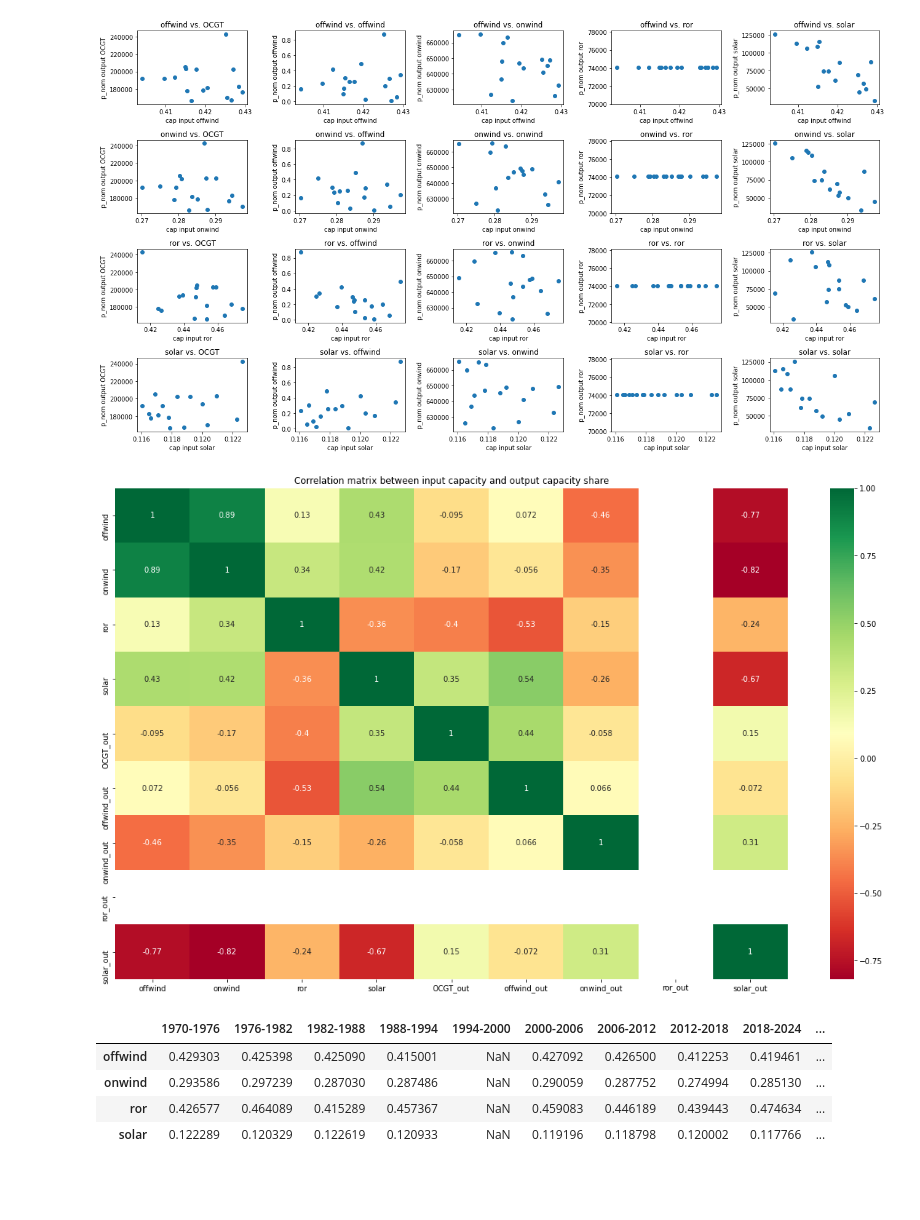
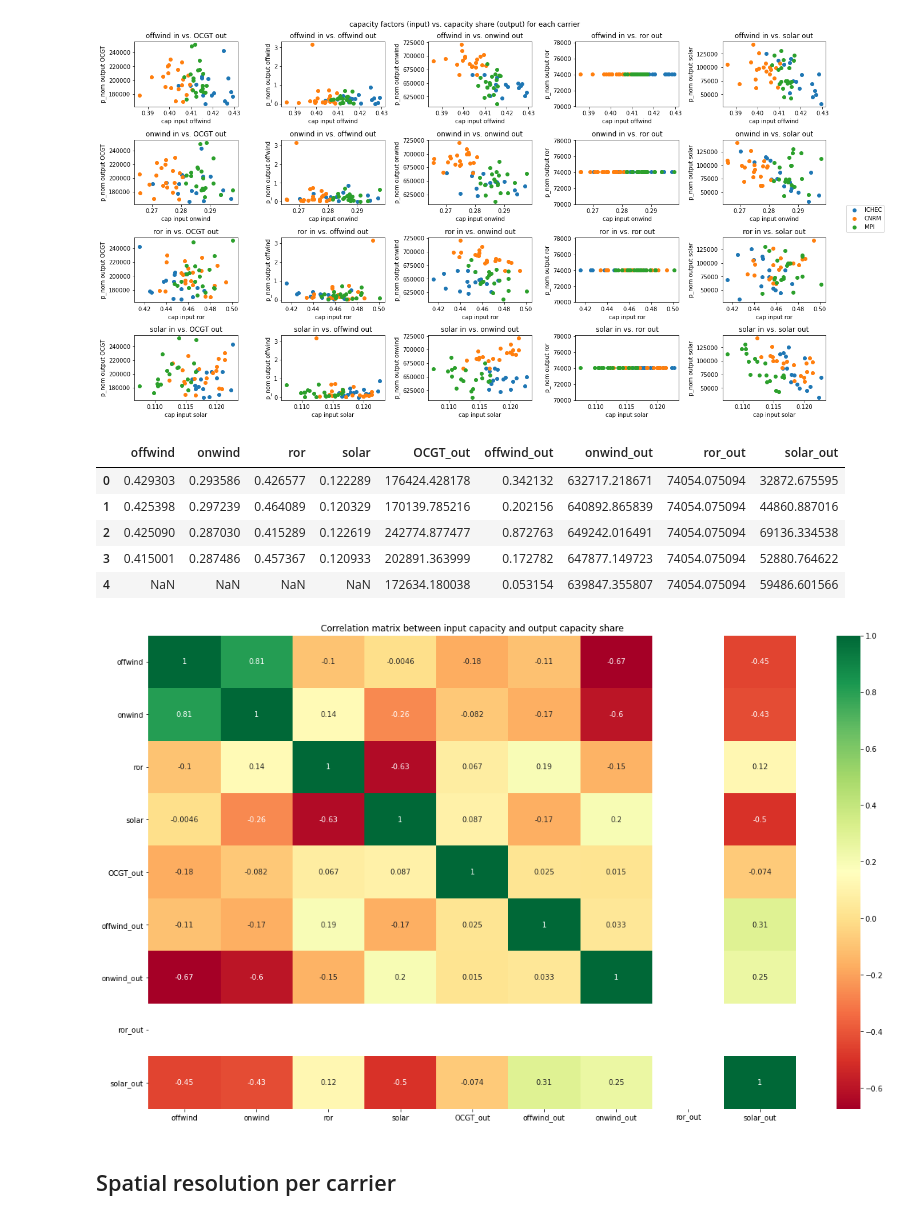
Before and after one commit to 2021-Energy-Climate-Hackathon/group_5, a Jupyter notebook: eval_cap_factor_vs_p_nom_opt_jp.ipynb, the cells around one changed output. Saved outputs shown, nothing was run; the diff lists cells and outputs as text; code cells hidden in the pictures; blank space fills up the shorter version.

Commit message:
add capacity share per node to collector script, some plotting in notebooks

```diff
--- a/eval_cap_factor_vs_p_nom_opt_jp.ipynb
+++ b/eval_cap_factor_vs_p_nom_opt_jp.ipynb
@@ -23,36 +45,60 @@ cap_input_per_generator.columns = pd.MultiIndex.from_tuples(col_name_as_tuples)
 # %%
-n_rows = len(cap_input_per_carrier.index)
-n_cols = len(cap_output.index)
+n_rows = 4#len(cap_input_per_carrier.index)
+n_cols = 5#len(cap_output.index)
 fig, axes = plt.subplots(n_rows, n_cols, figsize=(18,10))
-for i, idx in enumerate(cap_input_per_carrier.index):
-    for j, idx2 in enumerate(cap_output.index):
-        ax = axes[i,j]
-        ax.scatter(cap_input_per_carrier.loc[idx].values, cap_output.loc[idx2].values)
-        ax.set_xlabel("cap input {}".format(idx))
-        ax.set_ylabel("p_nom output {}".format(idx2))
-        ax.set_title("{} vs. {}".format(idx, idx2))
+common_df = None
+for model in models:
+    # get input capacity factors
+    cap_input_per_carrier_csv = 'data/cap_factor_input_per_carrier_all_periods_{}.csv'.format(model)
+    cap_input_per_carrier = pd.read_csv(cap_input_per_carrier_csv, index_col=0)
+    # get optimal nominal power of simulation
+    cap_output_csv = 'data/cap_share_all_periods_model_{}.csv'.format(model)
+    cap_output = pd.read_csv(cap_output_csv, index_col=0)
+    if model== 'CNRM':
+        cap_input_per_carrier.drop(axis=1, columns='2006-2012', inplace=True)
+        cap_output.drop(axis=1, columns='2006-2012', inplace=True)
+    if common_df is None:
+        common_df = pd.concat([cap_input_per_carrier.T,  cap_output.T], axis=1, ignore_index=False)
+    else:
+        df_tmp = pd.concat([cap_input_per_carrier.T,  cap_output.T], axis=1, ignore_index=False)
+        common_df = pd.concat([common_df, df_tmp], axis=0, ignore_index=True)
 
+    for i, idx in enumerate(cap_input_per_carrier.index):
+        for j, idx2 in enumerate(cap_output.index):
+            ax = axes[i,j]
+            ax.scatter(cap_input_per_carrier.loc[idx].values, cap_output.loc[idx2].values, label=model)
+            ax.set_xlabel("cap input {}".format(idx))
+            ax.set_ylabel("p_nom output {}".format(idx2))
+            ax.set_title("{} in vs. {} out".format(idx, idx2))
+
+handles, labels = ax.get_legend_handles_labels()
+fig.legend(handles, labels, loc='center right', bbox_to_anchor=(1.07, .5))
+fig.suptitle("capacity factors (input) vs. capacity share (output) for each carrier")
 fig.tight_layout()
 fig.show()
 # %% [output]
-[figure, old version]
+[figure, new version]
+# %%
+col_names = [idx for idx in cap_input_per_carrier.index]
+col_names += ['{}_out'.format(idx) for idx in cap_output.index]
+col_names
+common_df.columns = col_names
+common_df.head()
+# %% [output]
+|  | offwind | onwind | ror | solar | OCGT_out | offwind_out | onwind_out | ror_out | solar_out |
+| 0 | 0.429303 | 0.293586 | 0.426577 | 0.122289 | 176424.428178 | 0.342132 | 632717.218671 | 74054.075094 | 32872.675595 |
+| 1 | 0.425398 | 0.297239 | 0.464089 | 0.120329 | 170139.785216 | 0.202156 | 640892.865839 | 74054.075094 | 44860.887016 |
+| 2 | 0.425090 | 0.287030 | 0.415289 | 0.122619 | 242774.877477 | 0.872763 | 649242.016491 | 74054.075094 | 69136.334538 |
+| 3 | 0.415001 | 0.287486 | 0.457367 | 0.120933 | 202891.363999 | 0.172782 | 647877.149723 | 74054.075094 | 52880.764622 |
+| 4 | NaN | NaN | NaN | NaN | 172634.180038 | 0.053154 | 639847.355807 | 74054.075094 | 59486.601566 |
 # %%
-df_both = cap_input_per_carrier.T.copy()
-for c in cap_output.T.columns:
-    df_both["{}_out".format(c)] = cap_output.T[c]
-
-corr_df = df_both.corr(method='pearson')
+corr_df = common_df.corr(method='pearson')
 plt.figure(figsize=(20, 12))
 sns.heatmap(corr_df, annot=True, cmap="RdYlGn")
+plt.yticks(rotation=0)
 plt.title("Correlation matrix between input capacity and output capacity share")
 plt.show()
 # %% [output]
-[figure, old version]
+[figure, new version]
-# %%
-cap_input_per_carrier
-# %% [output]
-|  | 1970-1976 | 1976-1982 | 1982-1988 | 1988-1994 | 1994-2000 | 2000-2006 | 2006-2012 | 2012-2018 | 2018-2024 | ... |
-| offwind | 0.429303 | 0.425398 | 0.425090 | 0.415001 | NaN | 0.427092 | 0.426500 | 0.412253 | 0.419461 | ... |
-| onwind | 0.293586 | 0.297239 | 0.287030 | 0.287486 | NaN | 0.290059 | 0.287752 | 0.274994 | 0.285130 | ... |
-| ror | 0.426577 | 0.464089 | 0.415289 | 0.457367 | NaN | 0.459083 | 0.446189 | 0.439443 | 0.474634 | ... |
-| solar | 0.122289 | 0.120329 | 0.122619 | 0.120933 | NaN | 0.119196 | 0.118798 | 0.120002 | 0.117766 | ... |
+# %% [markdown]
+## Spatial resolution per carrier
```
Also changed, not shown: parts of 14 cells of this notebook, 2 other files.
